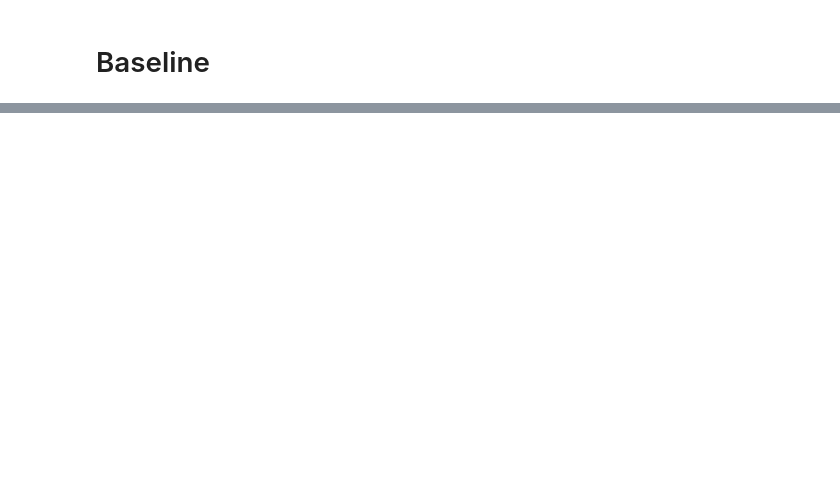
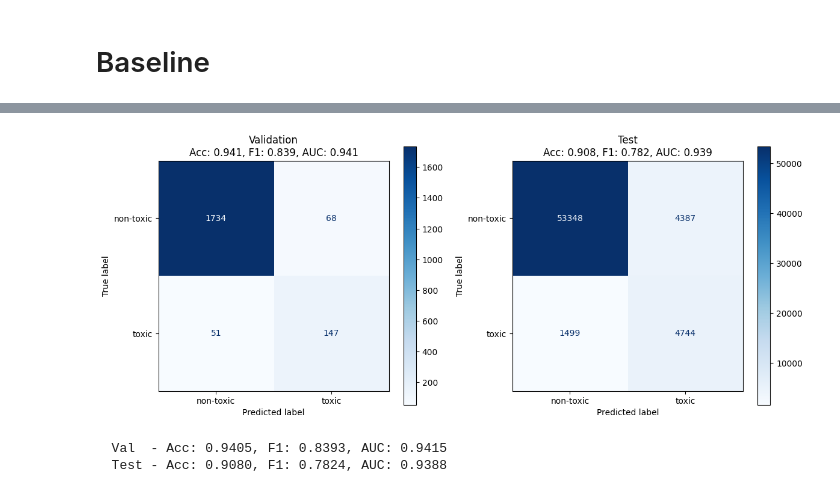
Before and after one commit to janek-wyrzykowski/ppd_hate_speech_detection, a Jupyter notebook: notebooks/baseline.ipynb, the cells around one changed output, grey strips where cells are left out. Drawn from its saved outputs; the diff is of its cells as text; code cells hidden in the pictures; blank space fills up the shorter version.

```diff
--- a/notebooks/baseline.ipynb
+++ b/notebooks/baseline.ipynb
@@ -45,0 +180,13 @@ conf_frame
+# %%
+# Ewaluacja na teście
+y_test_pred = pipe.predict(X_test)
+y_test_prob = pipe.predict_proba(X_test)[:, 1]
+
+test_acc = accuracy_score(y_test, y_test_pred)
+test_f1 = f1_score(y_test, y_test_pred, average="macro")
+test_auc = roc_auc_score(y_test, y_test_prob)
+
+print(classification_report(y_test, y_test_pred, target_names=["non-toxic", "toxic"], digits=4))
+print(f"Accuracy:  {test_acc:.4f}")
+print(f"Macro F1:  {test_f1:.4f}")
+print(f"ROC-AUC:   {test_auc:.4f}")
@@ -45,0 +206,62 @@ conf_frame
+# %%
+# Macierze pomyłek
+import pathlib
+reports_dir = pathlib.Path("../reports")
+reports_dir.mkdir(parents=True, exist_ok=True)
+
+fig, axes = plt.subplots(1, 2, figsize=(12, 5))
+
+# VAL
+cm_val = confusion_matrix(y_val, y_val_pred)
+disp_val = ConfusionMatrixDisplay(cm_val, display_labels=["non-toxic", "toxic"])
+disp_val.plot(ax=axes[0], cmap="Blues", values_format="d")
+axes[0].set_title(f"Validation\nAcc: {val_acc:.3f}, F1: {val_f1:.3f}, AUC: {val_auc:.3f}")
+
+# TEST
+cm_test = confusion_matrix(y_test, y_test_pred)
+disp_test = ConfusionMatrixDisplay(cm_test, display_labels=["non-toxic", "toxic"])
+disp_test.plot(ax=axes[1], cmap="Blues", values_format="d")
+axes[1].set_title(f"Test\nAcc: {test_acc:.3f}, F1: {test_f1:.3f}, AUC: {test_auc:.3f}")
+
+plt.tight_layout()
+plt.savefig(reports_dir / "confusion_matrix.png", dpi=150, bbox_inches="tight")
+plt.show()
+# %% [output]
+[figure, added]
+# %%
+# Zapisz metryki do JSON
+metrics = {
+    "task": "binary_classification",
+    "dataset": "Jigsaw Toxic Comment (Wikipedia)",
+    "model": {
+        "type": CLASSIFIER,
+        "classifier": str(clf.__class__.__name__),
+        "C": getattr(clf, "C", None),
+        "class_weight": getattr(clf, "class_weight", None),
+    },
+    "vectorizer": {
+        "type": "TF-IDF",
+        "ngram_range": list(tfidf.ngram_range),
+        "max_features": tfidf.max_features,
+        "min_df": tfidf.min_df,
+    },
+    "val": {
+        "accuracy": float(val_acc),
+        "macro_f1": float(val_f1),
+        "roc_auc": float(val_auc),
+    },
+    "test": {
+        "accuracy": float(test_acc),
+        "macro_f1": float(test_f1),
+        "roc_auc": float(test_auc),
+    },
+}
+
+with open(reports_dir / "metrics_baseline.json", "w", encoding="utf-8") as f:
+    json.dump(metrics, f, indent=2)
+
+print(f"  Val  - Acc: {val_acc:.4f}, F1: {val_f1:.4f}, AUC: {val_auc:.4f}")
+print(f"  Test - Acc: {test_acc:.4f}, F1: {test_f1:.4f}, AUC: {test_auc:.4f}")
+# %% [output]
+  Val  - Acc: 0.9405, F1: 0.8393, AUC: 0.9415
+  Test - Acc: 0.9080, F1: 0.7824, AUC: 0.9388
```
Also changed, not shown: parts of 8 cells of this notebook, 7 other files.
